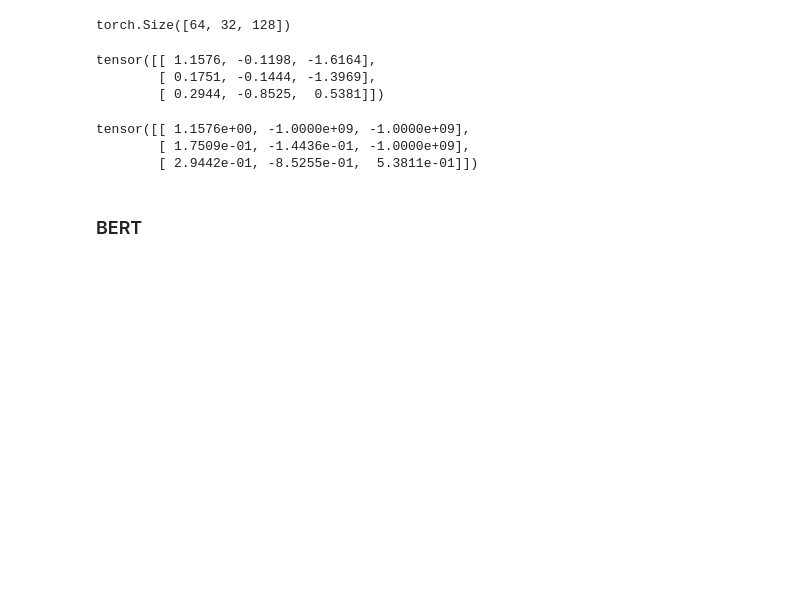
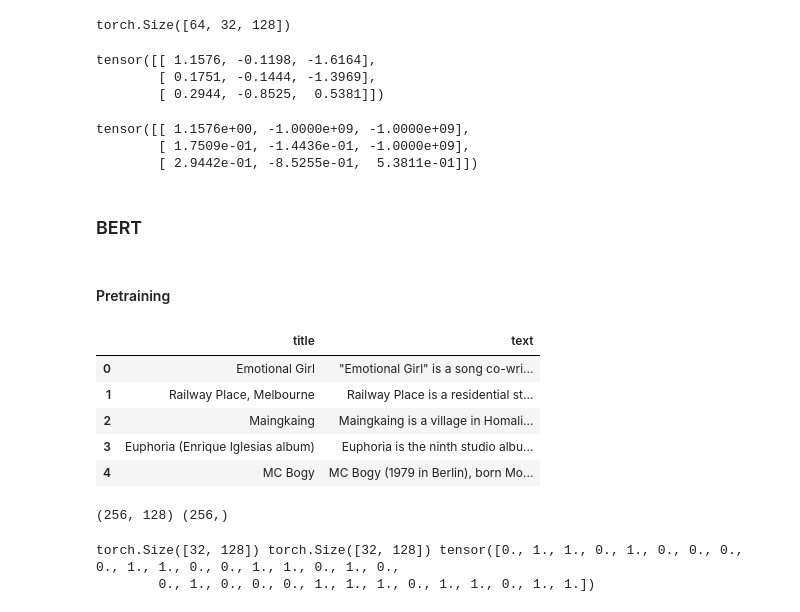
Before and after one commit to shanmukh05/scratch_nlp, a Jupyter notebook: Experiments.ipynb, the cells around one changed output. Saved outputs shown, nothing was run; the diff lists cells and outputs as text; code cells hidden in the pictures; blank space fills up the shorter version.

Commit message:
WordPiece and BERT Pretraining Dataset Loading

```diff
--- a/Experiments.ipynb
+++ b/Experiments.ipynb
@@ -1829,3 +1844,17 @@ from src.preprocess.utils import preprocess_text
 config_path = "./configs/bert.yaml"
 with open(config_path, "r") as stream:
     config_dict = yaml.safe_load(stream)
+# %% [markdown]
+#### Pretraining
+# %%
+input_path = config_dict["paths"]["input_file"]
+
+df = pd.read_csv(input_path)
+df.head()
+# %% [output]
+|  | title | text |
+| 0 | Emotional Girl | "Emotional Girl" is a song co-wri... |
+| 1 | Railway Place, Melbourne | Railway Place is a residential st... |
+| 2 | Maingkaing | Maingkaing is a village in Homali... |
+| 3 | Euphoria (Enrique Iglesias album) | Euphoria is the ninth studio albu... |
+| 4 | MC Bogy | MC Bogy (1979 in Berlin), born Mo... |
@@ -1831,0 +1871,37 @@ with open(config_path, "r") as stream:
+# %%
+preprocess_bert = PreprocessBERT(config_dict)
+text_tokens, nsp_labels = preprocess_bert.get_data()
+word2id = preprocess_bert.word2id
+print(text_tokens.shape, nsp_labels.shape)
+
+# bert_ds = BERTDataset(torch.tensor(text_tokens), torch.tensor(nsp_labels), config_dict, word2id)
+# text_token, lbl_mask, nsp_label = bert_ds.__getitem__(0)
+# print(text_token.shape, lbl_mask.shape, nsp_label)
+# %% [output]
+(256, 128) (256,)
+# %%
+import torch
+from torch.utils.data import Dataset, DataLoader
+from sklearn.model_selection import train_test_split
+
+def create_dataloader(X, y, config_dict, word2id, val_split=0.2, test_split=0.2, batch_size=32, seed=2024):
+    train_X, val_X, train_y, val_y = train_test_split(X, y, test_size=val_split+test_split, random_state=seed)
+    val_X, test_X, val_y, test_y = train_test_split(X, y, test_size=test_split/(val_split+test_split), random_state=seed)
+
+    train_ds = BERTDataset(torch.Tensor(train_X), torch.Tensor(train_y), config_dict, word2id)
+    train_loader = DataLoader(train_ds, batch_size=batch_size, shuffle=True, drop_last=True, num_workers=1, pin_memory=True)
+
+    val_ds = BERTDataset(torch.Tensor(val_X), torch.Tensor(val_y), config_dict, word2id)
+    val_loader = DataLoader(val_ds, batch_size=batch_size, shuffle=False, drop_last=True, num_workers=1, pin_memory=True)
+
+    test_ds = BERTDataset(torch.Tensor(test_X), torch.Tensor(test_y), config_dict, word2id)
+    test_loader = DataLoader(test_ds, batch_size=batch_size, shuffle=False, drop_last=False, num_workers=1, pin_memory=False)
+
+    return train_loader, val_loader, test_loader
+
+train_loader, _, _ = create_dataloader(text_tokens, nsp_labels, config_dict, word2id)
+text_token_bs, lbl_mask_bs, nsp_label_bs = next(iter(train_loader))
+print(text_token_bs.shape, lbl_mask_bs.shape, nsp_label_bs)
+# %% [output]
+torch.Size([32, 128]) torch.Size([32, 128]) tensor([0., 1., 1., 0., 1., 0., 0., 0., 0., 1., 1., 0., 0., 1., 1., 0., 1., 0.,
+        0., 1., 0., 0., 0., 1., 1., 1., 0., 1., 1., 0., 1., 1.])
```
Also changed, not shown: parts of 13 cells of this notebook, 7 other files.
